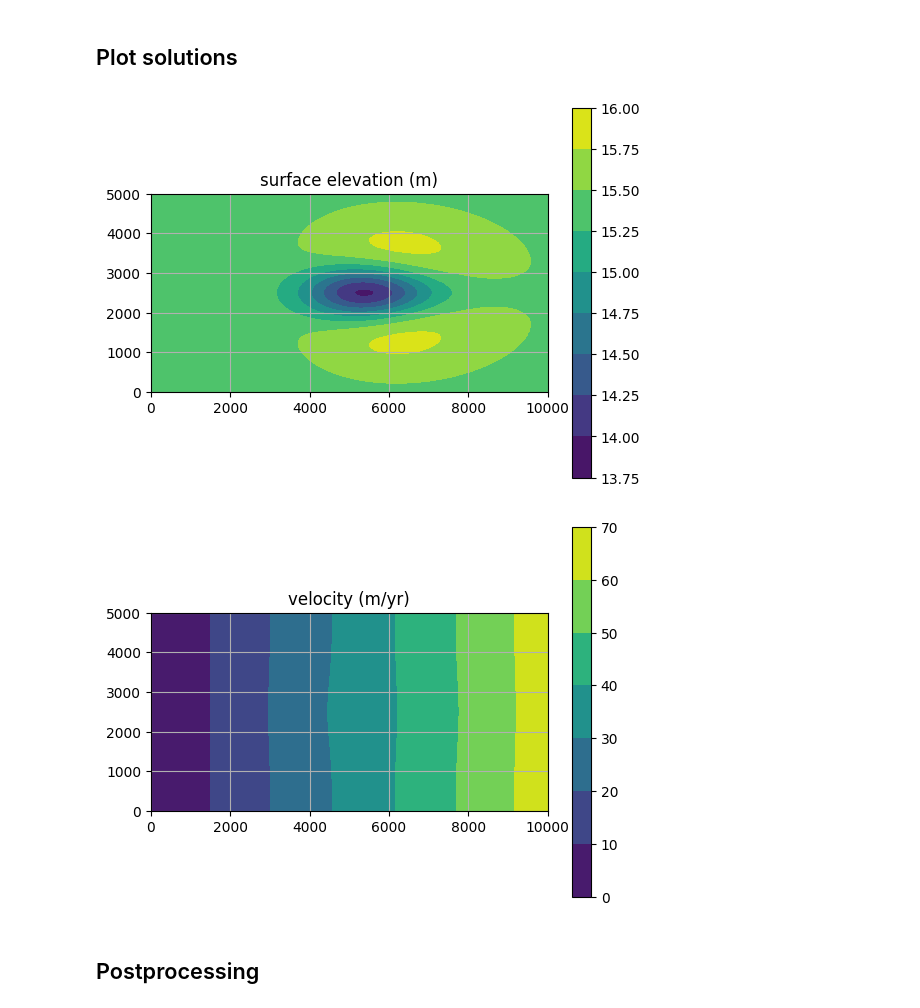
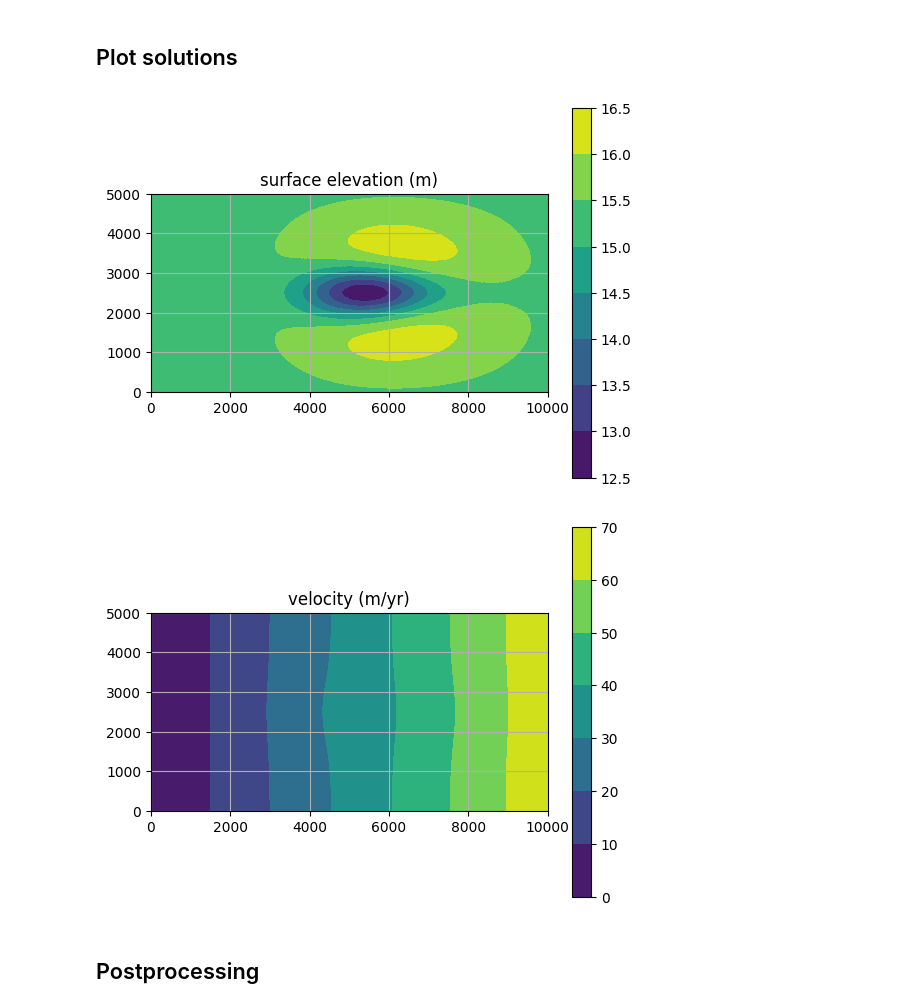
Before and after one commit to chrismiele/weird_flex, a Jupyter notebook: coupled_flow_flexure.ipynb, the cells around one changed output. Drawn from its saved outputs; the diff is of its cells as text; code cells hidden in the pictures.

```diff
--- a/coupled_flow_flexure.ipynb
+++ b/coupled_flow_flexure.ipynb
@@ -110,7 +137,7 @@ u0 = project(as_vector([1e-50, 1e-50]), V) #initial velocity for imposing Dirich
 C0 = Constant(0.0) #coefficient of sidewall friction
 dt = 1 #length of timestep in years
 num_timesteps = 50
-N = 10 #solve flexure every N timesteps
+N = int(num_timesteps/10) #solve flexure every N timesteps
 
 #####################################
 #####################################
@@ -119,7 +146,7 @@ N = 10 #solve flexure every N timesteps
 #####################################
 
 α = 1e10 #arbitrary large number for penalty method
-smb_x = 0.1*exp(-1/2*((x - Lx/2)/(0.1*Lx))**2) #impose some surface mass balance
+smb_x = 0.2*exp(-1/2*((x - Lx/2)/(0.1*Lx))**2) #impose some surface mass balance
 smb_y = exp(-1/2*((y - Ly/2)/(0.1*Ly))**2) #we'll melt out a lake at the center of the shelf...
 SMB = project(-smb_x*smb_y*dt, Q1) #...in the shape of a 3D gaussian curve
 
@@ -140,36 +162,0 @@ First we'll see what ice shelf profile would emerge in the absence of deflection
-# %%
-u, H, b, s = u0.copy(deepcopy=True), H0.copy(deepcopy=True), b0.copy(deepcopy=True), s0.copy(deepcopy=True)
-
-for step in tqdm.trange(num_timesteps):
-    #model the case where the elastic modulus is infinite, so the shelf rigidly maintains any out-of-equilibrium position
-
-    u = solver.diagnostic_solve(velocity = u, side_friction = C0, thickness = H, base = b, fluidity = A) #get flow solution
-    s = project(s + project(SMB, Q2), Q2) #apply SMB to surface elevation
-
-    s = solver.prognostic_solve(dt, thickness = s, velocity = u,
-                               thickness_inflow = Constant((1 - ϱ)*H_gl),
-                                accumulation = Constant(0))
-    b = solver.prognostic_solve(dt, thickness = b, velocity = u,
-                               thickness_inflow = Constant(-ϱ*H_gl),
-                                accumulation = Constant(0))
-    H = project(s - b, Q2)
-
-#     H = solver.prognostic_solve(dt, thickness = H, velocity = u, #or model E = 0, so the shelf maintains equilibrium
-#                                thickness_inflow = H_gl, accumulation = Constant(project(SMB, Q2)))
-#     b = project(-ϱ*H, Q2)
-
-fig, ax = plt.subplots()
-ax.set_aspect('equal')
-plt.title('surface elevation (m)')
-elev_plot = tricontourf(s, axes=ax)
-plt.colorbar(elev_plot)
-plt.grid()
-plt.show()
-
-fig, ax = plt.subplots()
-ax.set_aspect('equal')
-plt.title('velocity (m/yr)')
-vel_plot = tricontourf(u, axes=ax)
-plt.colorbar(vel_plot)
-plt.grid()
-plt.show()
@@ -250,26 +237,24 @@ for step in tqdm.trange(num_timesteps):
 # %% [markdown]
 ## Plot solutions
 # %%
-haf = project(s - (1 - ϱ)*H, Q2)
-
 fig, ax = plt.subplots()
 ax.set_aspect('equal')
 plt.title('surface elevation (m)')
-elev_plot = tricontourf(s, axes=ax)
+elev_plot = tricontourf(project(s, Q1), axes=ax)
 plt.colorbar(elev_plot)
 plt.grid()
 plt.show()
 
 fig, ax = plt.subplots()
 ax.set_aspect('equal')
 plt.title('velocity (m/yr)')
 vel_plot = tricontourf(u, axes=ax)
 plt.colorbar(vel_plot)
 plt.grid()
 plt.show()
 # %% [output]
-[figure, old version]
+[figure, new version]
-[figure, old version]
+[figure, new version]
 # %% [markdown]
 ## Postprocessing
 # %%
```
Also changed, not shown: parts of 12 cells of this notebook.
